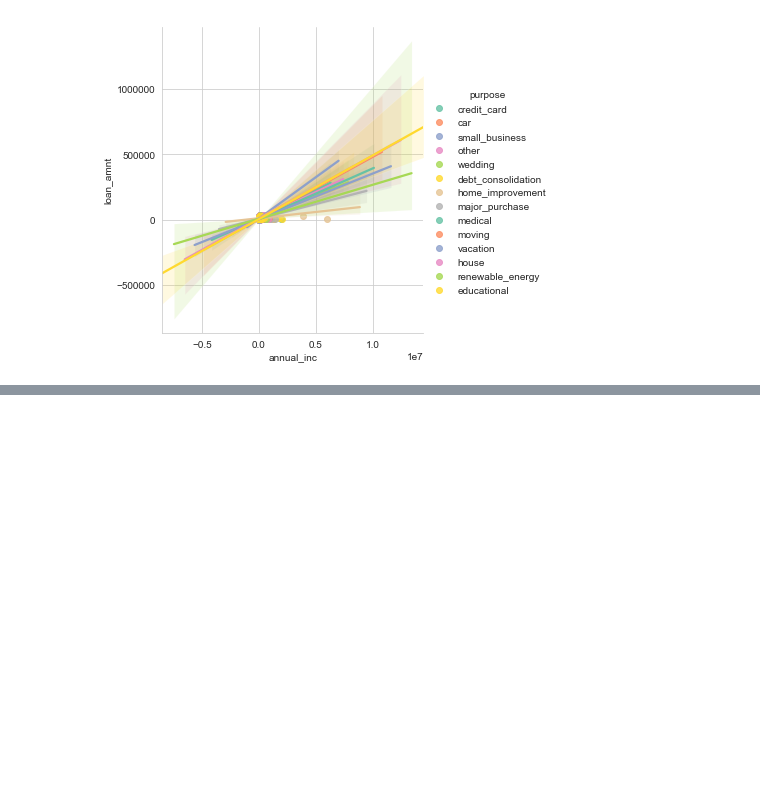
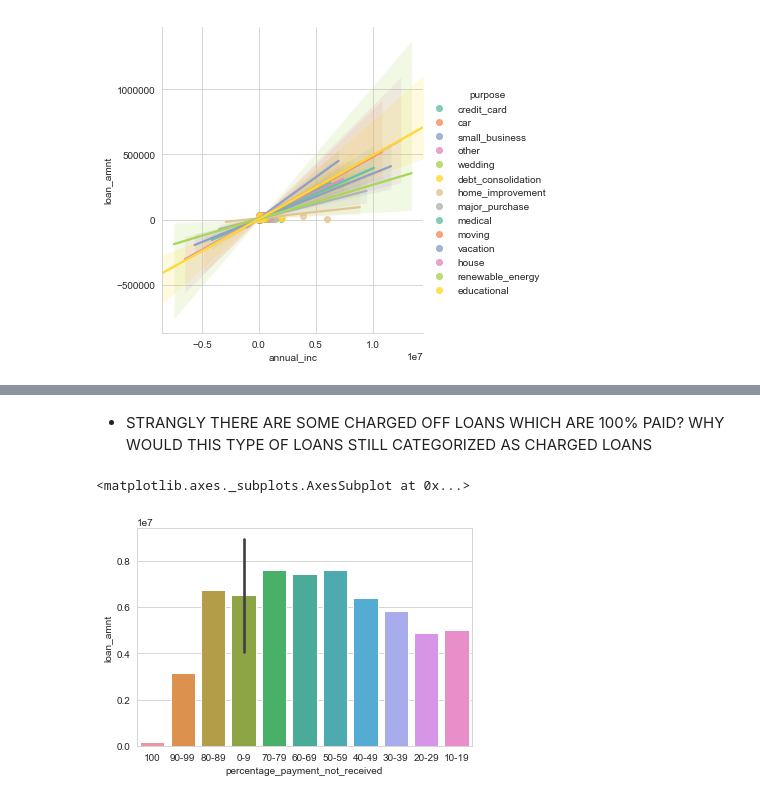
Before and after one commit to krishnamurthypranesh/super-duper-tribble, a Jupyter notebook: src/scripts/LoanDatsaset_RR.ipynb, the cells around one changed output, grey strips where cells are left out. Saved outputs shown, nothing was run; the diff lists cells and outputs as text; code cells hidden in the pictures; blank space fills up the shorter version.

```diff
--- a/src/scripts/LoanDatsaset_RR.ipynb
+++ b/src/scripts/LoanDatsaset_RR.ipynb
@@ -343,0 +469,7 @@ loanDF.policy_code.unique()
+# %% [markdown]
+- STRANGLY THERE ARE SOME CHARGED OFF LOANS WHICH ARE 100% PAID? WHY WOULD THIS TYPE OF LOANS STILL CATEGORIZED AS CHARGED LOANS
+# %%
+sns.barplot(x='percentage_payment_not_received', y='loan_amnt', data=df.loc[df.loan_status == 'Charged Off'])
+# %% [output]
+<matplotlib.axes._subplots.AxesSubplot at 0x...>
+[figure, added]
```
Also changed, not shown: parts of 35 cells of this notebook.
